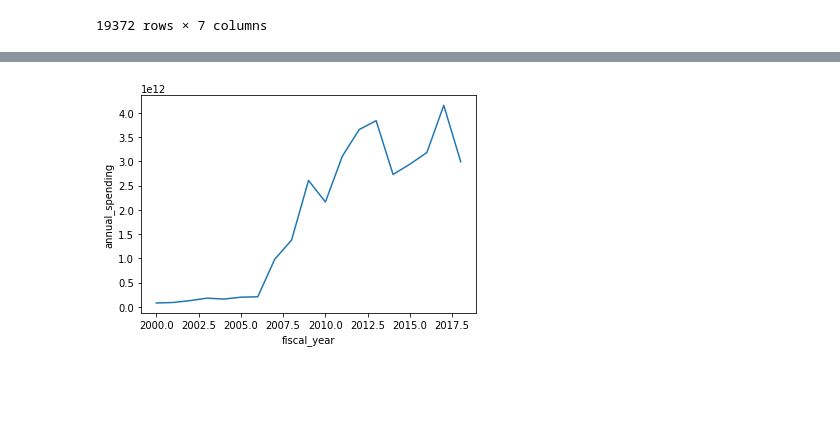
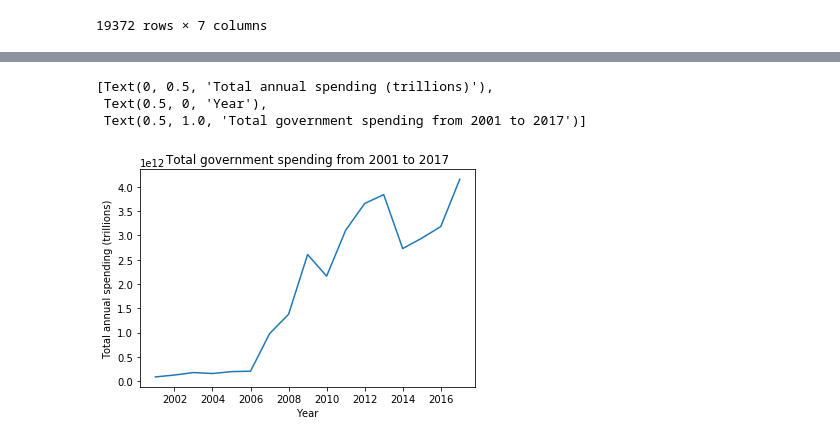
Before and after one commit to nathanjchan/sta141c-project, a Jupyter notebook: exploratory_data_analysis.ipynb, the cells around one changed output, grey strips where cells are left out. Drawn from its saved outputs; the diff is of its cells as text; code cells hidden in the pictures; blank space fills up the shorter version.

```diff
--- a/exploratory_data_analysis.ipynb
+++ b/exploratory_data_analysis.ipynb
@@ -108,4 +114,10 @@ yearly_spending
-# %%
-ax = sns.lineplot("fiscal_year", "annual_spending", data = yearly_spending)
-# %% [output]
-[figure, removed]
+# %%
+ax = sns.lineplot("fiscal_year", "annual_spending", data = yearly_spending_full)
+ax.set(title = "Total government spending from 2001 to 2017",
+      xlabel = "Year",
+      ylabel = "Total annual spending (trillions)")
+# %% [output]
+[Text(0, 0.5, 'Total annual spending (trillions)'),
+ Text(0.5, 0, 'Year'),
+ Text(0.5, 1.0, 'Total government spending from 2001 to 2017')]
+[figure, added]
```
Also changed, not shown: parts of 1 cell of this notebook.
